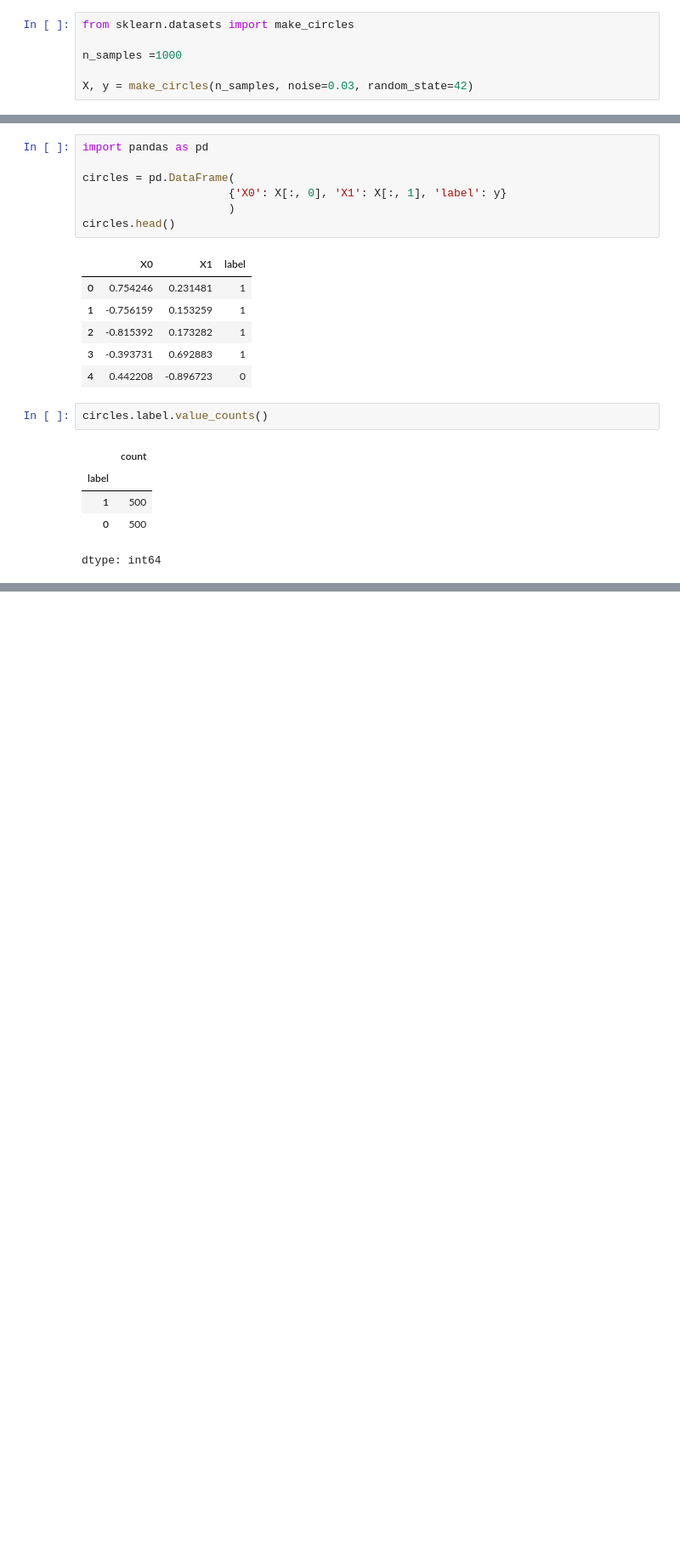
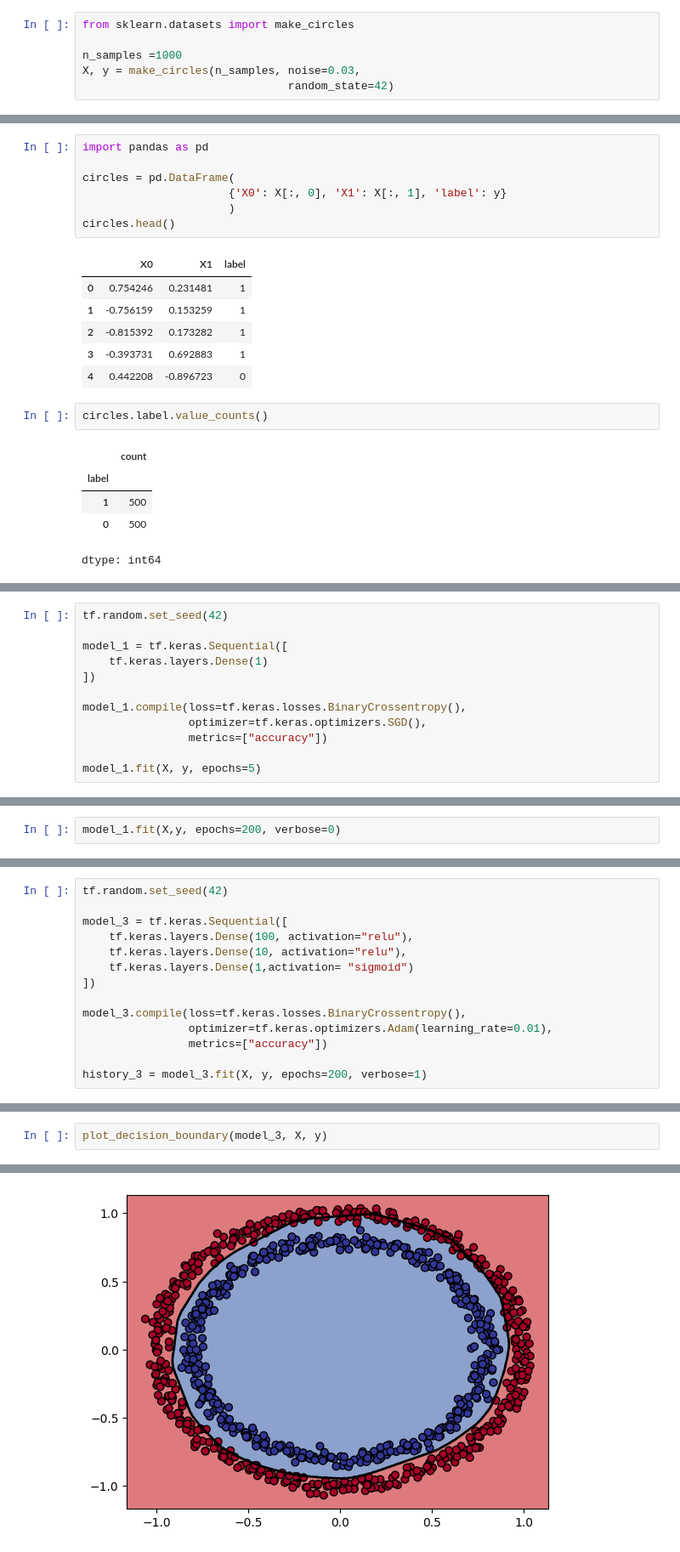
Before and after one commit to Amirzeb-badshah/DeepLearning_With_TensorFlow-Course, a Jupyter notebook: Classification.ipynb, the cells around one changed output, grey strips where cells are left out. Shown at 85% size. Drawn from its saved outputs; the diff is of its cells as text; blank space fills up the shorter version.

```diff
--- a/Classification.ipynb
+++ b/Classification.ipynb
@@ -12,8 +12,8 @@ print(tf.__version__)
 from sklearn.datasets import make_circles
 
 n_samples =1000
-
-X, y = make_circles(n_samples, noise=0.03, random_state=42)
+X, y = make_circles(n_samples, noise=0.03,
+                               random_state=42)
 # %%
 X
 # %% [output]
@@ -52,0 +56,12 @@ dtype: int64
+# %%
+tf.random.set_seed(42)
+
+model_1 = tf.keras.Sequential([
+    tf.keras.layers.Dense(1)
+])
+
+model_1.compile(loss=tf.keras.losses.BinaryCrossentropy(),
+                optimizer=tf.keras.optimizers.SGD(),
+                metrics=["accuracy"])
+
+model_1.fit(X, y, epochs=5)
@@ -52,0 +83,2 @@ dtype: int64
+# %%
+model_1.fit(X,y, epochs=200, verbose=0)
@@ -52,0 +129,14 @@ dtype: int64
+# %%
+tf.random.set_seed(42)
+
+model_3 = tf.keras.Sequential([
+    tf.keras.layers.Dense(100, activation="relu"),
+    tf.keras.layers.Dense(10, activation="relu"),
+    tf.keras.layers.Dense(1,activation= "sigmoid")
+])
+
+model_3.compile(loss=tf.keras.losses.BinaryCrossentropy(),
+                optimizer=tf.keras.optimizers.Adam(learning_rate=0.01),
+                metrics=["accuracy"])
+
+history_3 = model_3.fit(X, y, epochs=200, verbose=1)
@@ -52,0 +200,3 @@ dtype: int64
+# %%
+plot_decision_boundary(model_3, X, y)
+# %% [output]
@@ -52,0 +205 @@ dtype: int64
+[figure, added]
```
Also changed, not shown: parts of 15 cells of this notebook.
